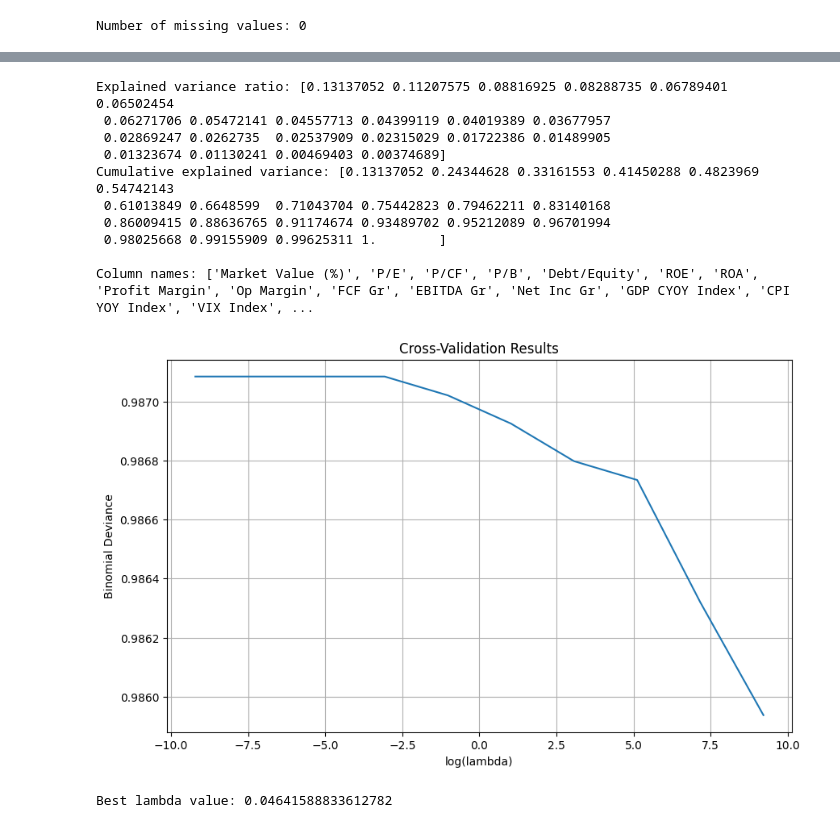
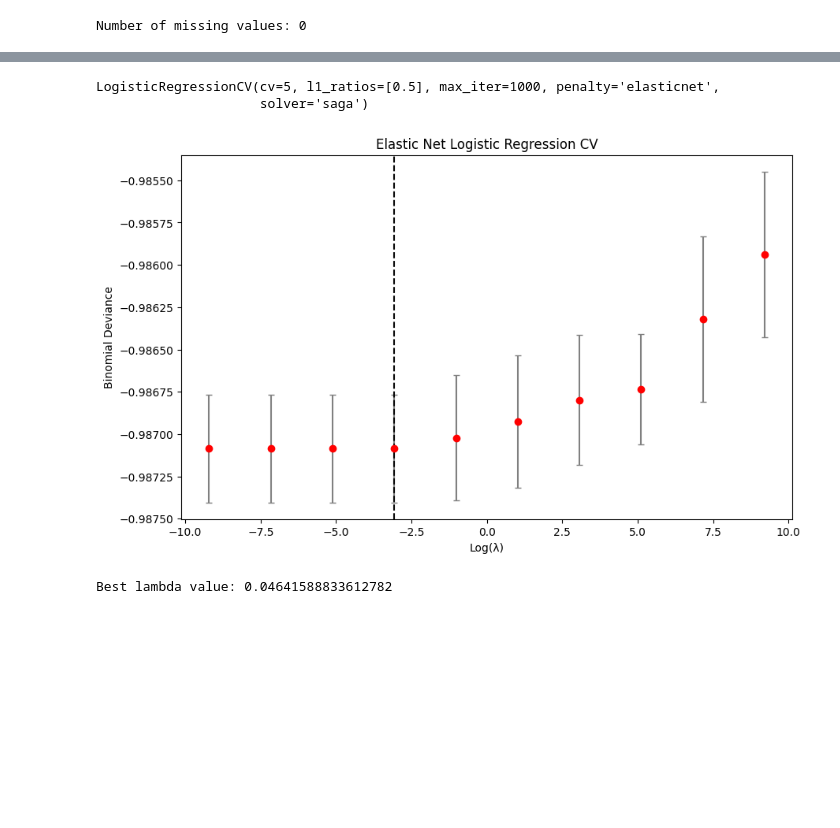
Before and after one commit to amita29patil/team_lambda, a Jupyter notebook: notebooks/05_Feature Engineering.ipynb, the cells around one changed output, grey strips where cells are left out. Saved outputs shown, nothing was run; the diff lists cells and outputs as text; code cells hidden in the pictures; blank space fills up the shorter version.

```diff
--- a/notebooks/05_Feature Engineering.ipynb
+++ b/notebooks/05_Feature Engineering.ipynb
@@ -120,32 +131,30 @@ logistic_cv = LogisticRegressionCV(
 
 # Fit the model
 logistic_cv.fit(X_train, y_train)
-
-# Get the mean cross-validation scores
-mean_scores = logistic_cv.scores_[1].mean(axis=0)
+# %% [output]
+LogisticRegressionCV(cv=5, l1_ratios=[0.5], max_iter=1000, penalty='elasticnet',
+                     solver='saga')
+# %%
+# Get the mean cross-validation scores and plot the Elastic Net Regression ----HR
+scores = logistic_cv.scores_[1]
+mean_scores = -np.mean(scores, axis=0)
+std_scores =  np.std(scores, axis=0)
+
+log_lambda = np.log(1 / logistic_cv.Cs_)
+# %%
+#----HR
+plt.figure(figsize=(10, 6))
+plt.errorbar(np.log(1 / logistic_cv.Cs_), mean_scores.ravel(), yerr=std_scores.ravel(), fmt='o', color='red', ecolor='gray', capsize=3)
+plt.axvline(np.log(1 / logistic_cv.C_[0]), linestyle='--', color='black')  # Best lambda
+plt.xlabel("Log(λ)")
+plt.ylabel("Binomial Deviance")
+plt.title("Elastic Net Logistic Regression CV")
+plt.show()
+# %% [output]
+[figure, added]
 # %%
-# Plot the results
-plt.figure(figsize=(10, 6))
-plt.plot(np.log(1/logistic_cv.Cs_), mean_scores)
-plt.xlabel('log(lambda)')
-plt.ylabel('Binomial Deviance')
-plt.title('Cross-Validation Results')
-plt.grid(True)
-plt.show()
-
 # Print the best lambda value
 best_lambda = 1/logistic_cv.C_[0]
 print(f"Best lambda value: {best_lambda}")
 # %% [output]
-Explained variance ratio: [0.13137052 0.11207575 0.08816925 0.08288735 0.06789401 0.06502454
- 0.06271706 0.05472141 0.04557713 0.04399119 0.04019389 0.03677957
- 0.02869247 0.0262735  0.02537909 0.02315029 0.01722386 0.01489905
- 0.01323674 0.01130241 0.00469403 0.00374689]
-Cumulative explained variance: [0.13137052 0.24344628 0.33161553 0.41450288 0.4823969  0.54742143
- 0.61013849 0.6648599  0.71043704 0.75442823 0.79462211 0.83140168
- 0.86009415 0.88636765 0.91174674 0.93489702 0.95212089 0.96701994
- 0.98025668 0.99155909 0.99625311 1.        ]
-
-Column names: ['Market Value (%)', 'P/E', 'P/CF', 'P/B', 'Debt/Equity', 'ROE', 'ROA', 'Profit Margin', 'Op Margin', 'FCF Gr', 'EBITDA Gr', 'Net Inc Gr', 'GDP CYOY Index', 'CPI YOY Index', 'VIX Index', ...
+Best lambda value: 0.04641588833612782
-[figure, removed]
-Best lambda value: 0.04641588833612782
```
Also changed, not shown: parts of 1 cell of this notebook.
